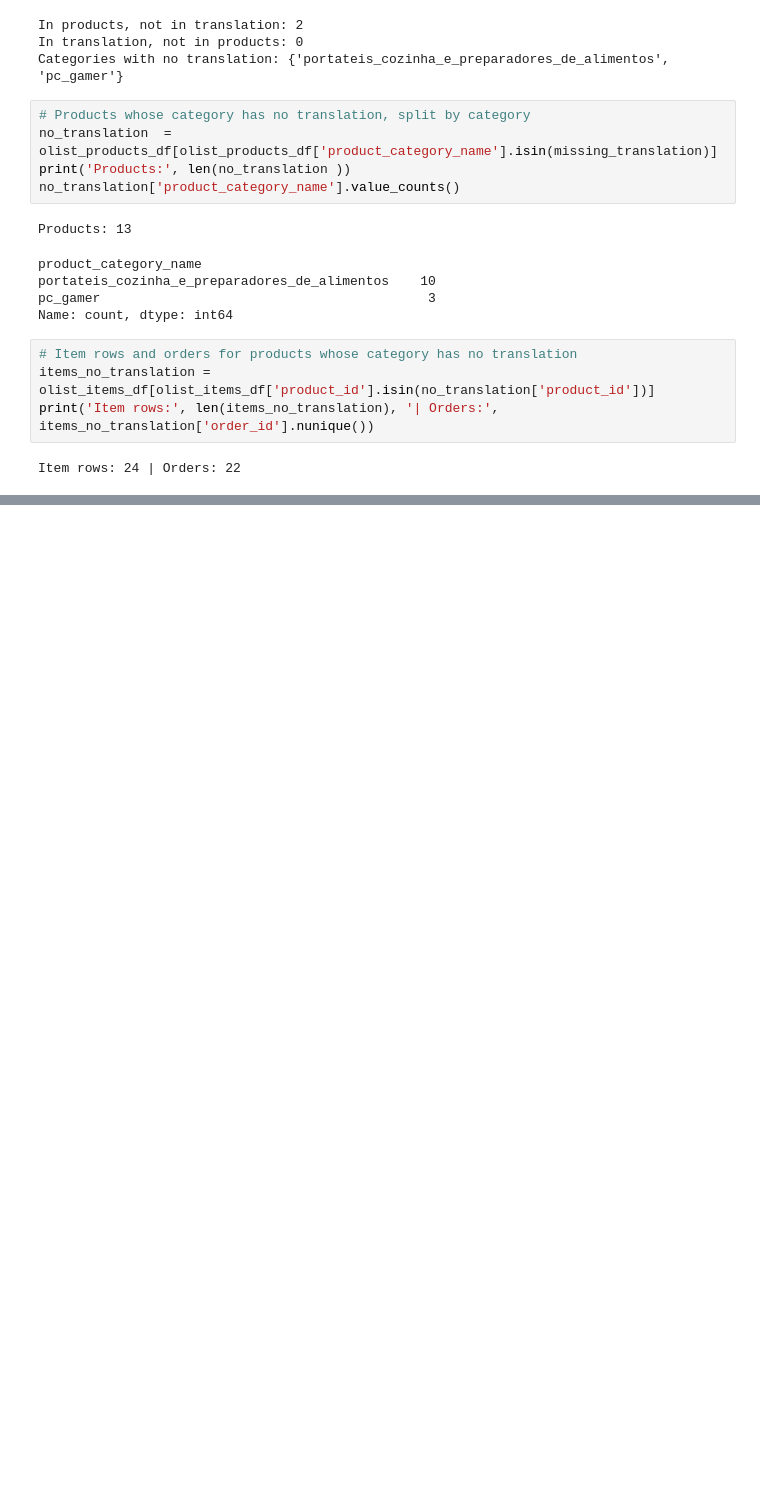
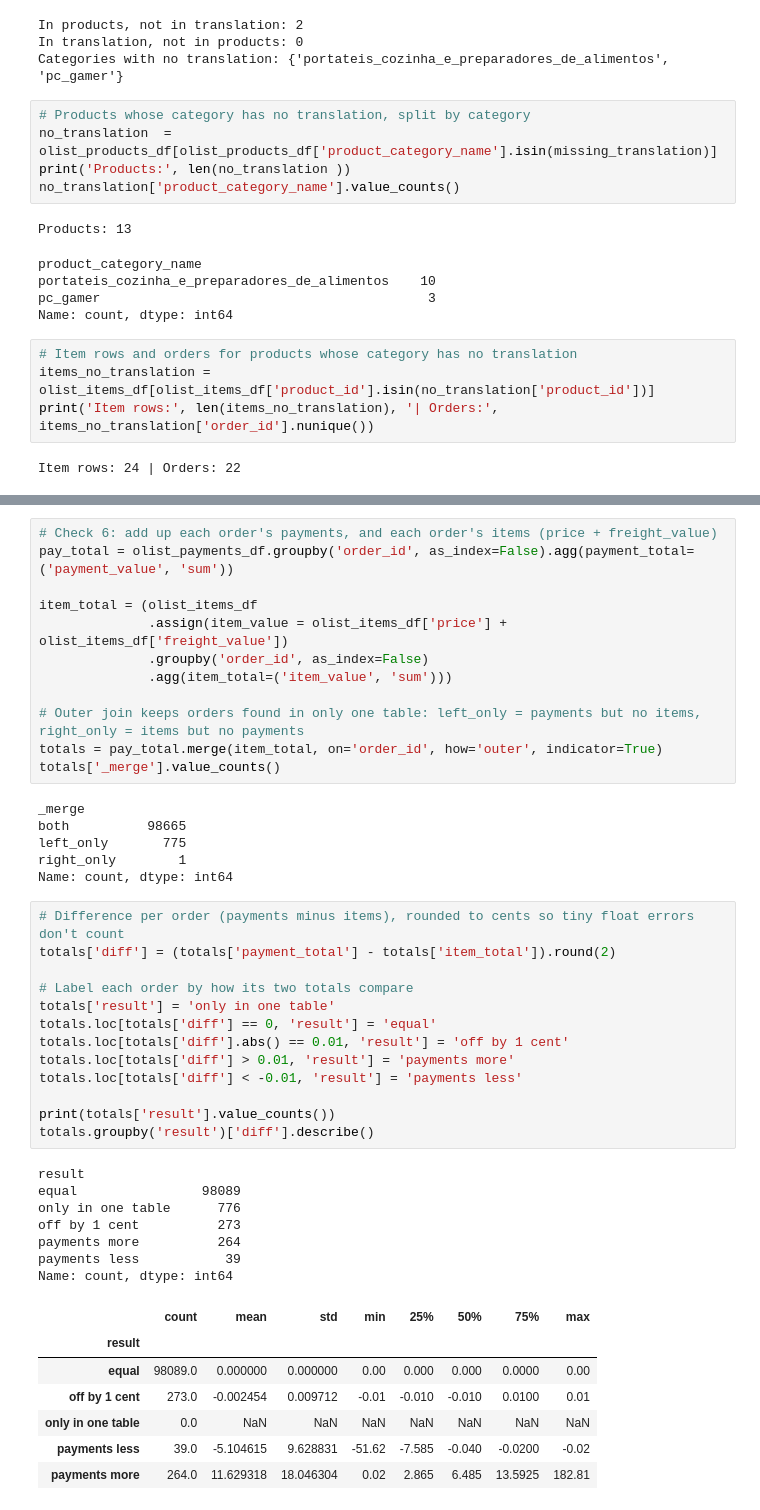
Before and after one commit to abhishek-070911/olist-data-platform, a Jupyter notebook: notebooks/01_profiling.ipynb, the cells around one changed output, grey strips where cells are left out. Cells and saved outputs as stored; diff of their text form; blank space fills up the shorter version.

```diff
--- a/notebooks/01_profiling.ipynb
+++ b/notebooks/01_profiling.ipynb
@@ -969,0 +1205,46 @@ Item rows: 24 | Orders: 22
+# %%
+# Check 6: add up each order's payments, and each order's items (price + freight_value)
+pay_total = olist_payments_df.groupby('order_id', as_index=False).agg(payment_total=('payment_value', 'sum'))
+
+item_total = (olist_items_df
+              .assign(item_value = olist_items_df['price'] + olist_items_df['freight_value'])
+              .groupby('order_id', as_index=False)
+              .agg(item_total=('item_value', 'sum')))
+
+# Outer join keeps orders found in only one table: left_only = payments but no items, right_only = items but no payments
+totals = pay_total.merge(item_total, on='order_id', how='outer', indicator=True)
+totals['_merge'].value_counts()
+# %% [output]
+_merge
+both          98665
+left_only       775
+right_only        1
+Name: count, dtype: int64
+# %%
+# Difference per order (payments minus items), rounded to cents so tiny float errors don't count
+totals['diff'] = (totals['payment_total'] - totals['item_total']).round(2)
+
+# Label each order by how its two totals compare
+totals['result'] = 'only in one table'
+totals.loc[totals['diff'] == 0, 'result'] = 'equal'
+totals.loc[totals['diff'].abs() == 0.01, 'result'] = 'off by 1 cent'
+totals.loc[totals['diff'] > 0.01, 'result'] = 'payments more'
+totals.loc[totals['diff'] < -0.01, 'result'] = 'payments less'
+
+print(totals['result'].value_counts())
+totals.groupby('result')['diff'].describe()
+# %% [output]
+result
+equal                98089
+only in one table      776
+off by 1 cent          273
+payments more          264
+payments less           39
+Name: count, dtype: int64
+|  | count | mean | std | min | 25% | 50% | 75% | max |
+| result |  |  |  |  |  |  |  |  |
+| equal | 98089.0 | 0.000000 | 0.000000 | 0.00 | 0.000 | 0.000 | 0.0000 | 0.00 |
+| off by 1 cent | 273.0 | -0.002454 | 0.009712 | -0.01 | -0.010 | -0.010 | 0.0100 | 0.01 |
+| only in one table | 0.0 | NaN | NaN | NaN | NaN | NaN | NaN | NaN |
+| payments less | 39.0 | -5.104615 | 9.628831 | -51.62 | -7.585 | -0.040 | -0.0200 | -0.02 |
+| payments more | 264.0 | 11.629318 | 18.046304 | 0.02 | 2.865 | 6.485 | 13.5925 | 182.81 |
```
Also changed, not shown: parts of 30 cells of this notebook, 1 other file.
